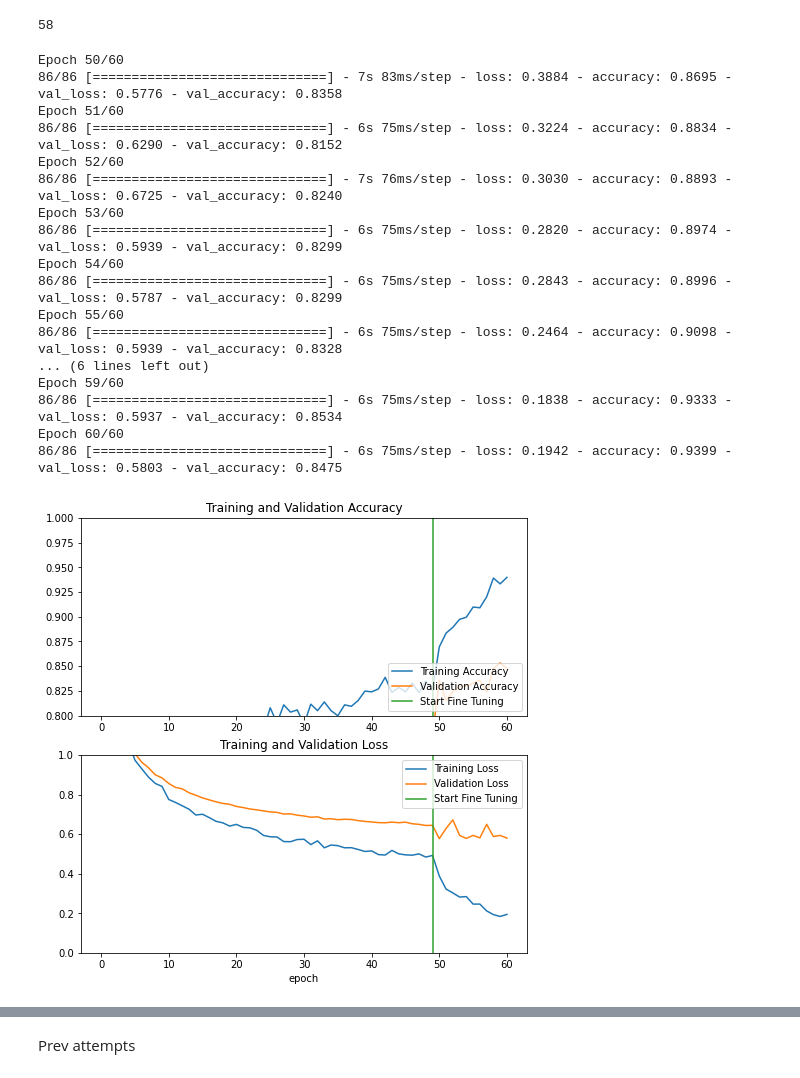
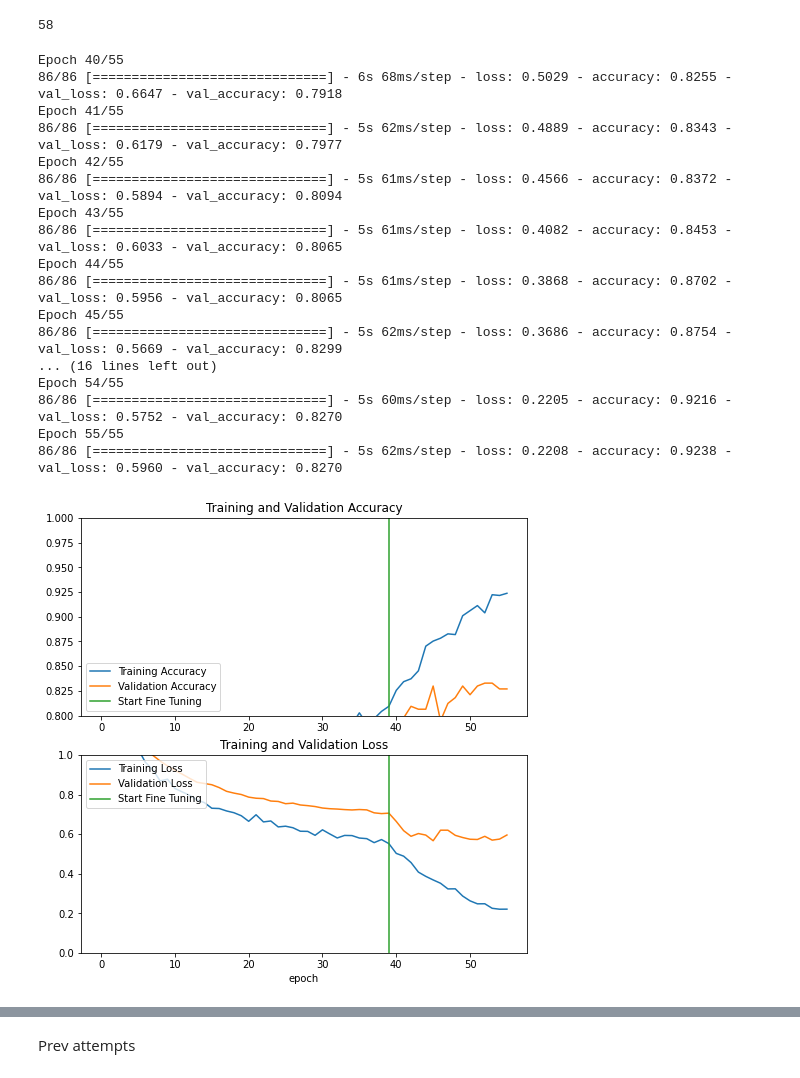
Before and after one commit to sid-thephysicskid/chair-style-classifier, a Jupyter notebook: classification_chair.ipynb, the cells around one changed output, grey strips where cells are left out. Cells and saved outputs as stored; diff of their text form; code cells hidden in the pictures.

```diff
--- a/classification_chair.ipynb
+++ b/classification_chair.ipynb
@@ -97,11 +107,12 @@ img_augmentation = keras.Sequential(
                                                               3)),
     layers.experimental.preprocessing.RandomRotation(0.1),
     layers.experimental.preprocessing.RandomZoom(0.1),
+    layers.experimental.preprocessing.RandomContrast(0.1),
   ]
 )
 
 preprocess_input = tf.keras.applications.mobilenet_v2.preprocess_input
-rescale = tf.keras.layers.experimental.preprocessing.Rescaling(1./127.5, offset= -1)
+#rescale = tf.keras.layers.experimental.preprocessing.Rescaling(1./127.5, offset= -1)
 
 #set buffer_size to AUTOTUNE
 AUTOTUNE = tf.data.experimental.AUTOTUNE
@@ -136,7 +147,7 @@ x = img_augmentation(inputs)
 x = preprocess_input(x)
 x = base_model(x, training=False)
 x = global_average_layer(x)
-x = tf.keras.layers.Dropout(0.2)(x)
+x = tf.keras.layers.Dropout(0.3)(x)
 outputs = prediction_layer(x)
 model = tf.keras.Model(inputs, outputs)
 
@@ -166,8 +195,10 @@ len(model.trainable_variables)
 # %% [output]
 2
 # %%
+initial_epochs = 40
+
 history = model.fit(ds_train,
-                    epochs=50,
+                    epochs=initial_epochs,
                     validation_data=ds_valid)
 
 acc = history.history['accuracy']
@@ -259,31 +289,31 @@ Non-trainable params: 395,392
 _________________________________________________________________
 58
 # %%
-fine_tune_epochs = 10
-total_epochs =  50 + fine_tune_epochs
+fine_tune_epochs =15
+total_epochs =  initial_epochs + fine_tune_epochs
 
 history_fine = model.fit(ds_train,
                          epochs=total_epochs,
                          initial_epoch=history.epoch[-1],
                          validation_data=ds_valid)
 # %% [output]
-Epoch 50/60
-86/86 [==============================] - 7s 83ms/step - loss: 0.3884 - accuracy: 0.8695 - val_loss: 0.5776 - val_accuracy: 0.8358
-Epoch 51/60
-86/86 [==============================] - 6s 75ms/step - loss: 0.3224 - accuracy: 0.8834 - val_loss: 0.6290 - val_accuracy: 0.8152
-Epoch 52/60
-86/86 [==============================] - 7s 76ms/step - loss: 0.3030 - accuracy: 0.8893 - val_loss: 0.6725 - val_accuracy: 0.8240
-Epoch 53/60
-86/86 [==============================] - 6s 75ms/step - loss: 0.2820 - accuracy: 0.8974 - val_loss: 0.5939 - val_accuracy: 0.8299
-Epoch 54/60
-86/86 [==============================] - 6s 75ms/step - loss: 0.2843 - accuracy: 0.8996 - val_loss: 0.5787 - val_accuracy: 0.8299
-Epoch 55/60
-86/86 [==============================] - 6s 75ms/step - loss: 0.2464 - accuracy: 0.9098 - val_loss: 0.5939 - val_accuracy: 0.8328
-... (6 lines left out)
-Epoch 59/60
-86/86 [==============================] - 6s 75ms/step - loss: 0.1838 - accuracy: 0.9333 - val_loss: 0.5937 - val_accuracy: 0.8534
-Epoch 60/60
-86/86 [==============================] - 6s 75ms/step - loss: 0.1942 - accuracy: 0.9399 - val_loss: 0.5803 - val_accuracy: 0.8475
+Epoch 40/55
+86/86 [==============================] - 6s 68ms/step - loss: 0.5029 - accuracy: 0.8255 - val_loss: 0.6647 - val_accuracy: 0.7918
+Epoch 41/55
+86/86 [==============================] - 5s 62ms/step - loss: 0.4889 - accuracy: 0.8343 - val_loss: 0.6179 - val_accuracy: 0.7977
+Epoch 42/55
+86/86 [==============================] - 5s 61ms/step - loss: 0.4566 - accuracy: 0.8372 - val_loss: 0.5894 - val_accuracy: 0.8094
+Epoch 43/55
+86/86 [==============================] - 5s 61ms/step - loss: 0.4082 - accuracy: 0.8453 - val_loss: 0.6033 - val_accuracy: 0.8065
+Epoch 44/55
+86/86 [==============================] - 5s 61ms/step - loss: 0.3868 - accuracy: 0.8702 - val_loss: 0.5956 - val_accuracy: 0.8065
+Epoch 45/55
+86/86 [==============================] - 5s 62ms/step - loss: 0.3686 - accuracy: 0.8754 - val_loss: 0.5669 - val_accuracy: 0.8299
+... (16 lines left out)
+Epoch 54/55
+86/86 [==============================] - 5s 60ms/step - loss: 0.2205 - accuracy: 0.9216 - val_loss: 0.5752 - val_accuracy: 0.8270
+Epoch 55/55
+86/86 [==============================] - 5s 62ms/step - loss: 0.2208 - accuracy: 0.9238 - val_loss: 0.5960 - val_accuracy: 0.8270
 # %%
 acc += history_fine.history['accuracy']
 val_acc += history_fine.history['val_accuracy']
@@ -291,27 +321,27 @@ val_acc += history_fine.history['val_accuracy']
 loss += history_fine.history['loss']
 val_loss += history_fine.history['val_loss']
 # %%
-initial_epochs = 50
+
 
 plt.figure(figsize=(8, 8))
 plt.subplot(2, 1, 1)
 plt.plot(acc, label='Training Accuracy')
 plt.plot(val_acc, label='Validation Accuracy')
 plt.ylim([0.8, 1])
 plt.plot([initial_epochs-1,initial_epochs-1],
           plt.ylim(), label='Start Fine Tuning')
-plt.legend(loc='lower right')
+plt.legend(loc='lower left')
 plt.title('Training and Validation Accuracy')
 
 plt.subplot(2, 1, 2)
 plt.plot(loss, label='Training Loss')
 plt.plot(val_loss, label='Validation Loss')
 plt.ylim([0, 1.0])
 plt.plot([initial_epochs-1,initial_epochs-1],
          plt.ylim(), label='Start Fine Tuning')
-plt.legend(loc='upper right')
+plt.legend(loc='upper left')
 plt.title('Training and Validation Loss')
 plt.xlabel('epoch')
 plt.show()
 # %% [output]
-[figure, old version]
+[figure, new version]
```
Also changed, not shown: parts of 7 cells of this notebook.
